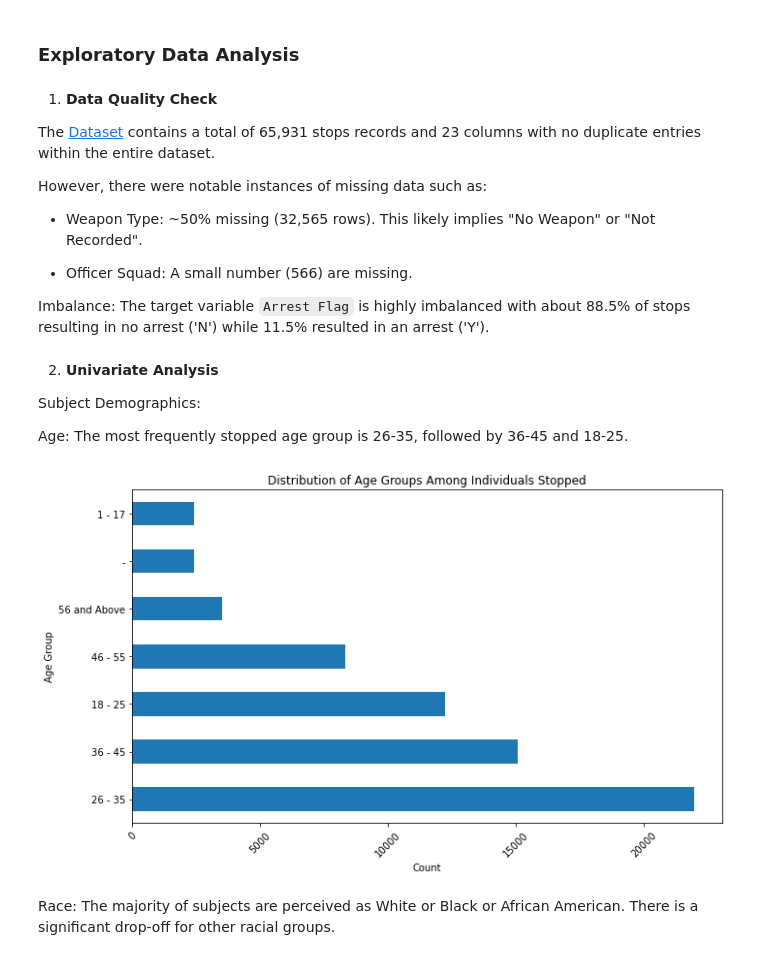
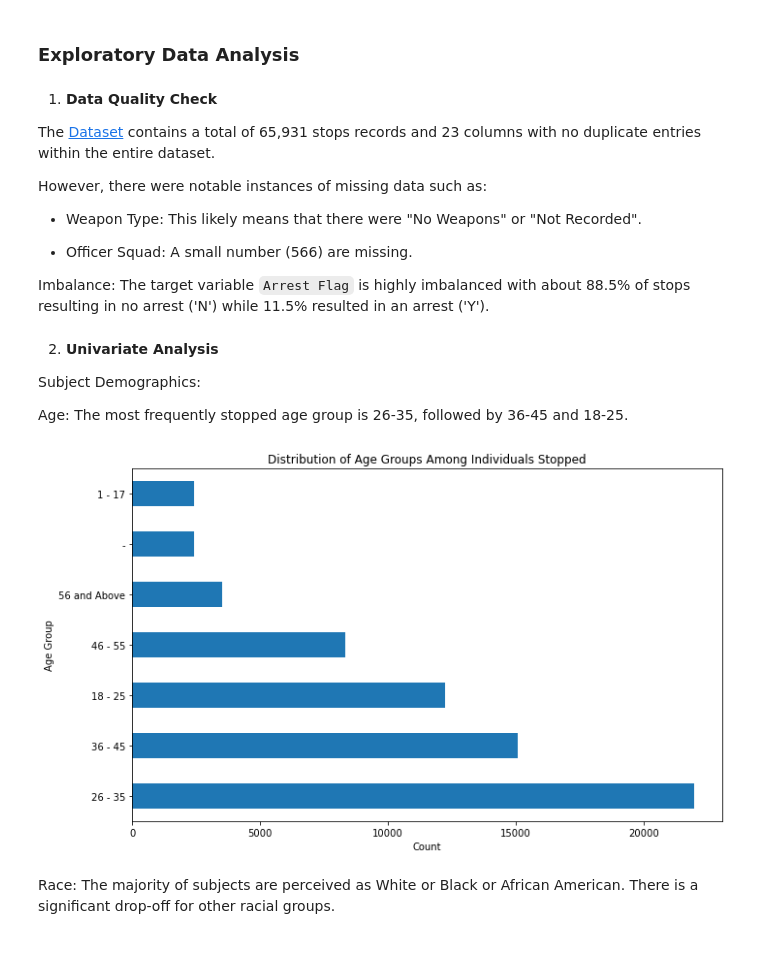
Before and after one commit to BC-254/analyzing-reasonable-suspicion, a Jupyter notebook: index.ipynb, the cells around one changed output. Saved outputs shown, nothing was run; the diff lists cells and outputs as text; code cells hidden in the pictures.

```diff
--- a/index.ipynb
+++ b/index.ipynb
@@ -74,7 +70,7 @@ The [Dataset](Data/Terry_Stops_20251229.csv) contains a total of 65,931 stops re
 
 However, there were notable instances of missing data such as:
 
- * Weapon Type: ~50% missing (32,565 rows). This likely implies "No Weapon" or "Not Recorded".
+ * Weapon Type: This likely means that there were "No Weapons" or "Not Recorded".
 
  * Officer Squad: A small number (566) are missing.
 
@@ -90,15 +86,14 @@ Age: The most frequently stopped age group is 26-35, followed by 36-45 and 18-25
 # %%
 # A bar chart showing the distribution of age groups among the individuals stopped.
 plt.figure(figsize=(10,6))
 df_raw['Subject Age Group'].value_counts().plot(kind='barh')
 plt.title('Distribution of Age Groups Among Individuals Stopped')
 plt.xlabel('Count')
 plt.ylabel('Age Group')
-plt.xticks(rotation=45)
 plt.tight_layout()
 plt.show()
 # %% [output]
-[figure, old version]
+[figure, new version]
 # %% [markdown]
 Race: The majority of subjects are perceived as White or Black or African American. There is a significant drop-off for other racial groups.
 # %%
```
Also changed, not shown: parts of 17 cells of this notebook, 1 other file.
